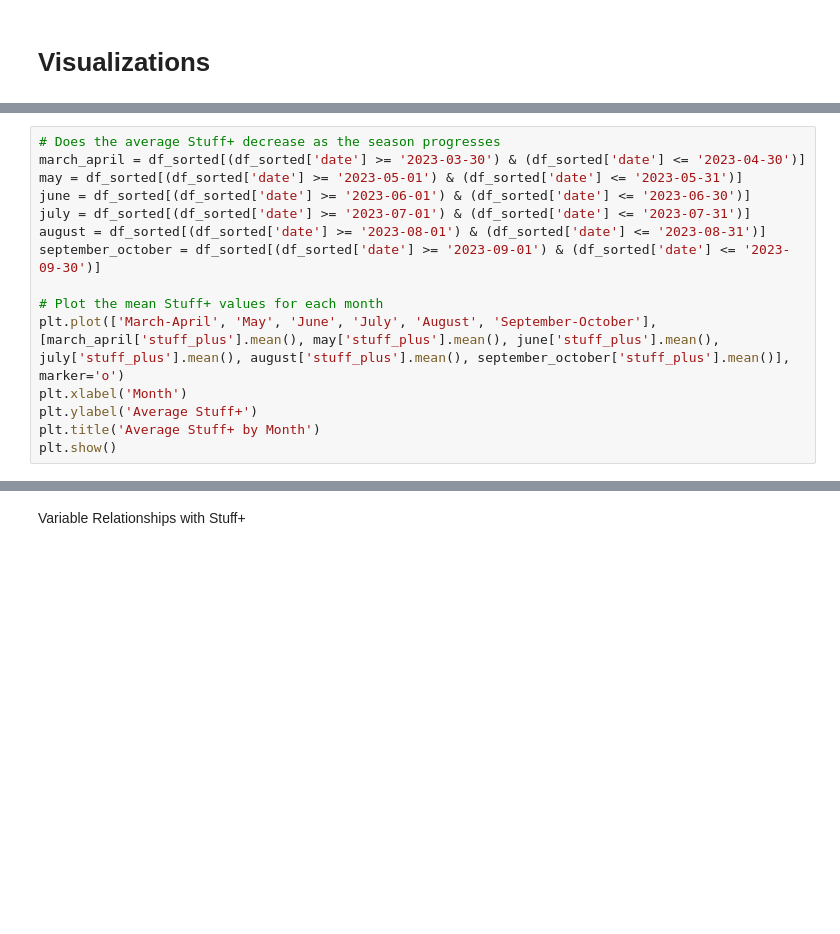
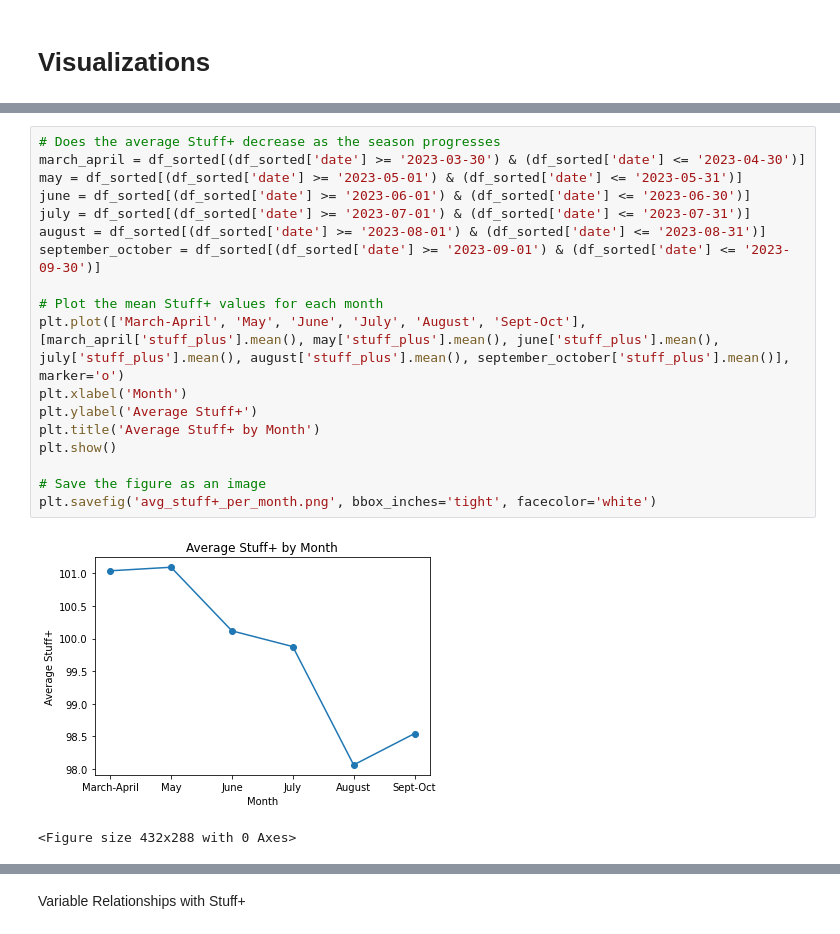
Before and after one commit to genocous/si_339_final_project, a Jupyter notebook: Python Code/stuff_plus.ipynb, the cells around one changed output, grey strips where cells are left out. Cells and saved outputs as stored; diff of their text form; blank space fills up the shorter version.

```diff
--- a/Python Code/stuff_plus.ipynb
+++ b/Python Code/stuff_plus.ipynb
@@ -697,16 +716,22 @@ df_sorted['stuff_plus'].plot(kind='line')
 # %%
 # Does the average Stuff+ decrease as the season progresses
 march_april = df_sorted[(df_sorted['date'] >= '2023-03-30') & (df_sorted['date'] <= '2023-04-30')]
 may = df_sorted[(df_sorted['date'] >= '2023-05-01') & (df_sorted['date'] <= '2023-05-31')]
 june = df_sorted[(df_sorted['date'] >= '2023-06-01') & (df_sorted['date'] <= '2023-06-30')]
 july = df_sorted[(df_sorted['date'] >= '2023-07-01') & (df_sorted['date'] <= '2023-07-31')]
 august = df_sorted[(df_sorted['date'] >= '2023-08-01') & (df_sorted['date'] <= '2023-08-31')]
 september_october = df_sorted[(df_sorted['date'] >= '2023-09-01') & (df_sorted['date'] <= '2023-09-30')]
 
 # Plot the mean Stuff+ values for each month
-plt.plot(['March-April', 'May', 'June', 'July', 'August', 'September-October'], [march_april['stuff_plus'].mean(), may['stuff_plus'].mean(), june['stuff_plus'].mean(), july['stuff_plus'].mean(), august['stuff_plus'].mean(), september_october['stuff_plus'].mean()], marker='o')
+plt.plot(['March-April', 'May', 'June', 'July', 'August', 'Sept-Oct'], [march_april['stuff_plus'].mean(), may['stuff_plus'].mean(), june['stuff_plus'].mean(), july['stuff_plus'].mean(), august['stuff_plus'].mean(), september_october['stuff_plus'].mean()], marker='o')
 plt.xlabel('Month')
 plt.ylabel('Average Stuff+')
 plt.title('Average Stuff+ by Month')
 plt.show()
+
+# Save the figure as an image
+plt.savefig('avg_stuff+_per_month.png', bbox_inches='tight', facecolor='white')
+# %% [output]
+[figure, added]
+<Figure size 432x288 with 0 Axes>
 # %%
```
Also changed, not shown: parts of 21 cells of this notebook, 12 other files.
